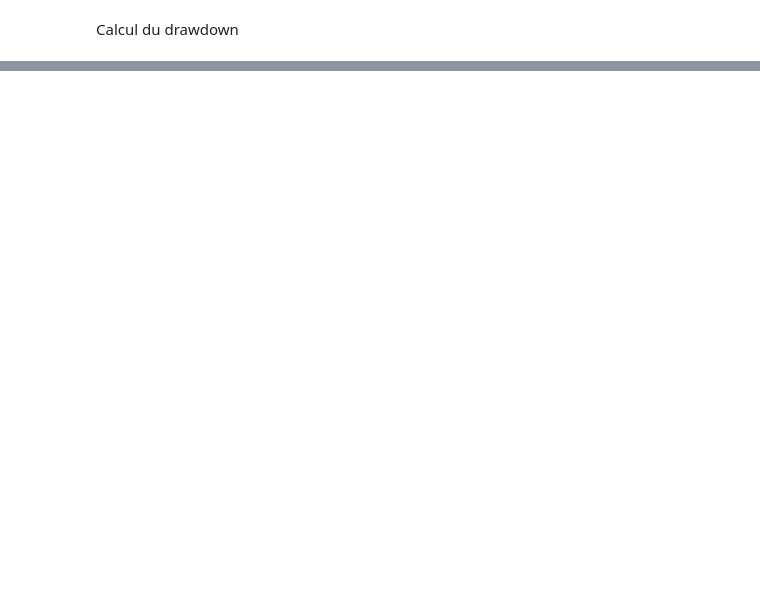
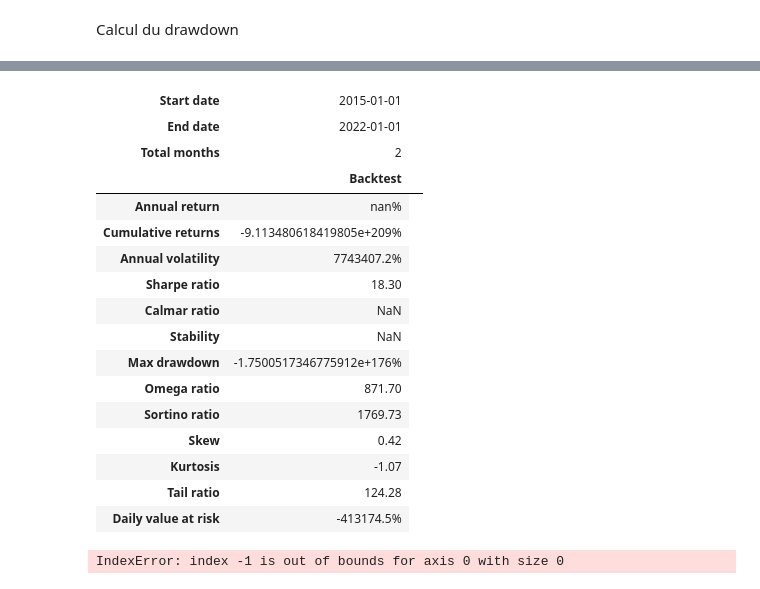
Before and after one commit to Armand-Morin/Portfolio_Optimization_Volga-Technologies, a Jupyter notebook: Refonte_Amaury.ipynb, the cells around one changed output, grey strips where cells are left out. Saved outputs shown, nothing was run; the diff lists cells and outputs as text; code cells hidden in the pictures; blank space fills up the shorter version.

```diff
--- a/Refonte_Amaury.ipynb
+++ b/Refonte_Amaury.ipynb
@@ -387,0 +461,24 @@ Amc -82187.555
+# %%
+import pyfolio as pf
+import warnings
+from datetime import datetime
+
+
+warnings.filterwarnings('ignore')
+import matplotlib.pyplot as plt
+%matplotlib inline
+
+
+L=pd.date_range(datetime(2015,1,1),datetime(2022,1,1), periods=1+min(60,int((returns_raw.shape[0]-253)/periode_trades))).to_numpy()
+#for i in range(int((all_stocks.shape[0])/periode_trades)):
+ #   etape = i*periode_trades
+  #  L.append(all_stocks.iloc[etape].name)
+
+returns = pd.DataFrame()
+returns['ret'] = argent_fait
+
+returns.index = L
+
+returns = returns['ret'].tz_localize('UTC')
+#returns =returns.reindex(index=returns.index[::-1])
+returns
@@ -387,0 +498,21 @@ Amc -82187.555
+# %%
+pf.create_full_tear_sheet(returns)
+# %% [output]
+| Start date | 2015-01-01 |  |
+| End date | 2022-01-01 |  |
+| Total months | 2 |  |
+|  | Backtest |
+| Annual return | nan% |
+| Cumulative returns | -9.113480618419805e+209% |
+| Annual volatility | 7743407.2% |
+| Sharpe ratio | 18.30 |
+| Calmar ratio | NaN |
+| Stability | NaN |
+| Max drawdown | -1.7500517346775912e+176% |
+| Omega ratio | 871.70 |
+| Sortino ratio | 1769.73 |
+| Skew | 0.42 |
+| Kurtosis | -1.07 |
+| Tail ratio | 124.28 |
+| Daily value at risk | -413174.5% |
+IndexError: index -1 is out of bounds for axis 0 with size 0
```
Also changed, not shown: parts of 21 cells of this notebook.
